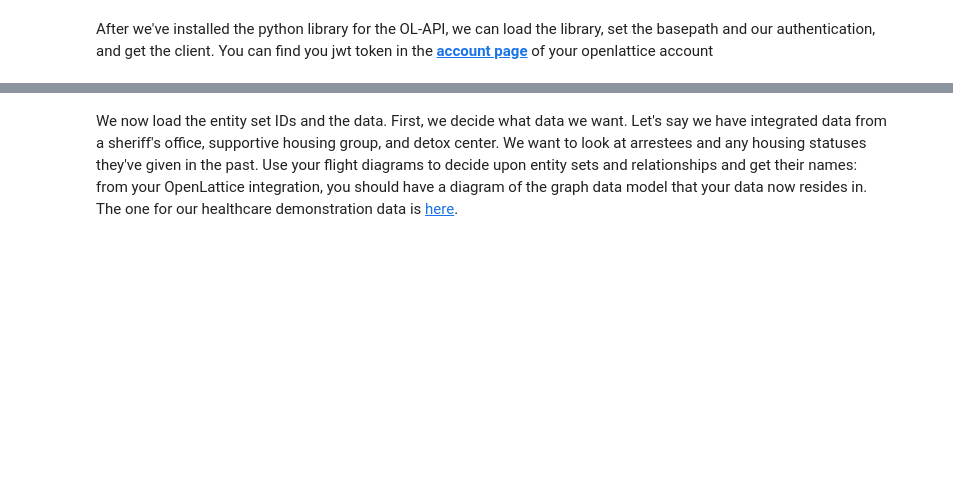
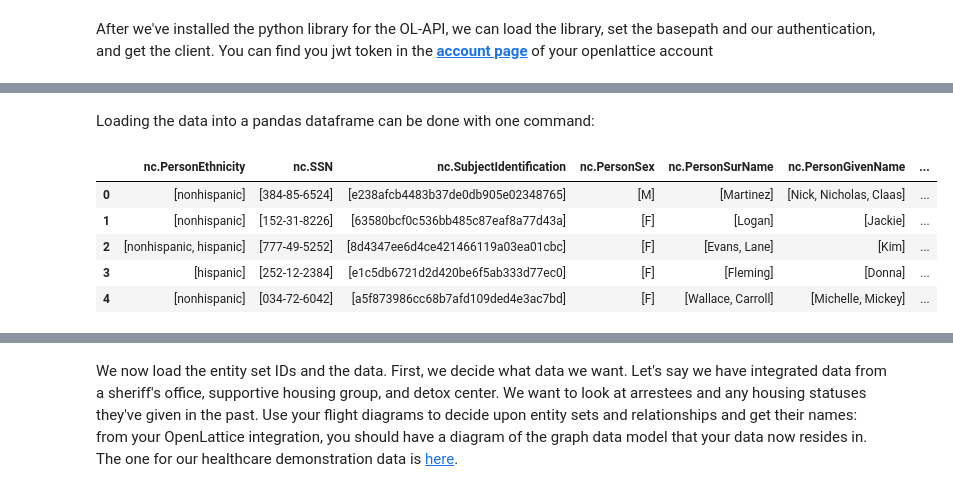
Before and after one commit to openlattice/api-clients, a Jupyter notebook: examples/Load_and_combine_data_python_tutorial.ipynb, the cells around one changed output, grey strips where cells are left out. Saved outputs shown, nothing was run; the diff lists cells and outputs as text; code cells hidden in the pictures; blank space fills up the shorter version.

```diff
--- a/examples/Load_and_combine_data_python_tutorial.ipynb
+++ b/examples/Load_and_combine_data_python_tutorial.ipynb
@@ -27,0 +167,12 @@ searchAPI = openlattice.SearchApi(openlattice.ApiClient(configuration))
+# %% [markdown]
+Loading the data into a pandas dataframe can be done with one command:
+# %%
+df = pd.DataFrame(data)
+df.head()
+# %% [output]
+|  | nc.PersonEthnicity | nc.SSN | nc.SubjectIdentification | nc.PersonSex | nc.PersonSurName | nc.PersonGivenName | ... |
+| 0 | [nonhispanic] | [384-85-6524] | [e238afcb4483b37de0db905e02348765] | [M] | [Martinez] | [Nick, Nicholas, Claas] | ... |
+| 1 | [nonhispanic] | [152-31-8226] | [63580bcf0c536bb485c87eaf8a77d43a] | [F] | [Logan] | [Jackie] | ... |
+| 2 | [nonhispanic, hispanic] | [777-49-5252] | [8d4347ee6d4ce421466119a03ea01cbc] | [F] | [Evans, Lane] | [Kim] | ... |
+| 3 | [hispanic] | [252-12-2384] | [e1c5db6721d2d420be6f5ab333d77ec0] | [F] | [Fleming] | [Donna] | ... |
+| 4 | [nonhispanic] | [034-72-6042] | [a5f873986cc68b7afd109ded4e3ac7bd] | [F] | [Wallace, Carroll] | [Michelle, Mickey] | ... |
```
Also changed, not shown: parts of 58 cells of this notebook.
